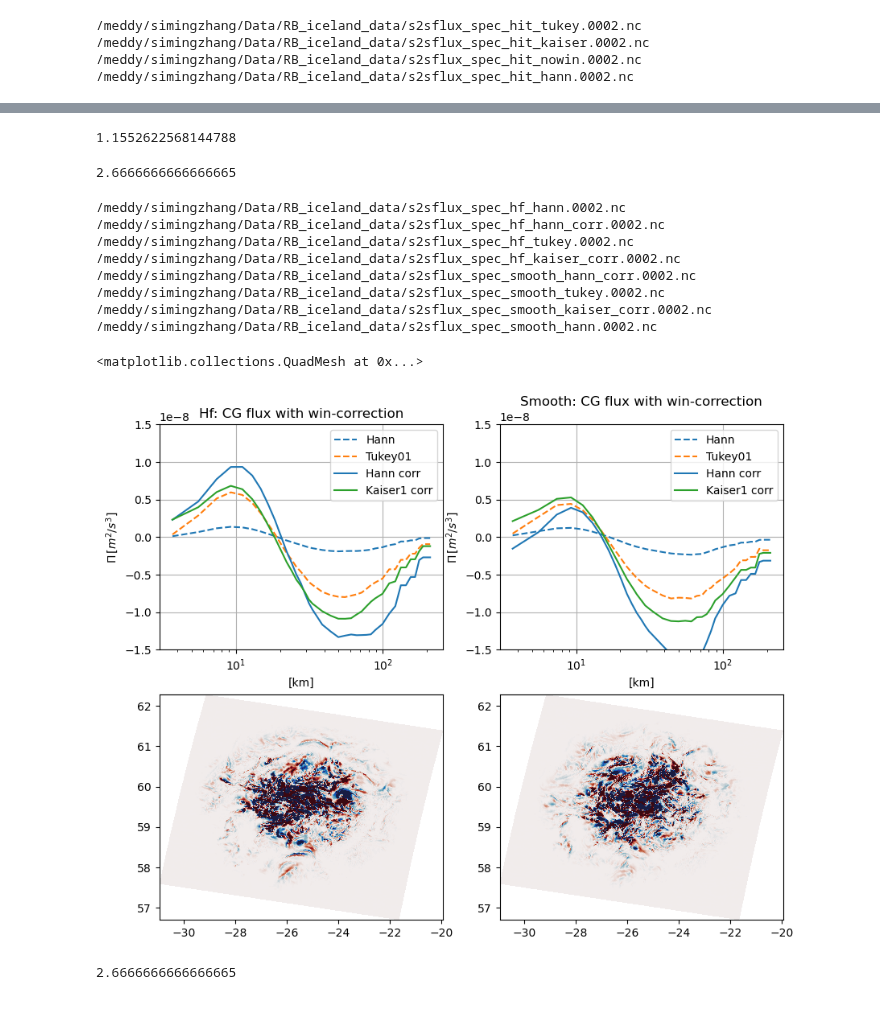
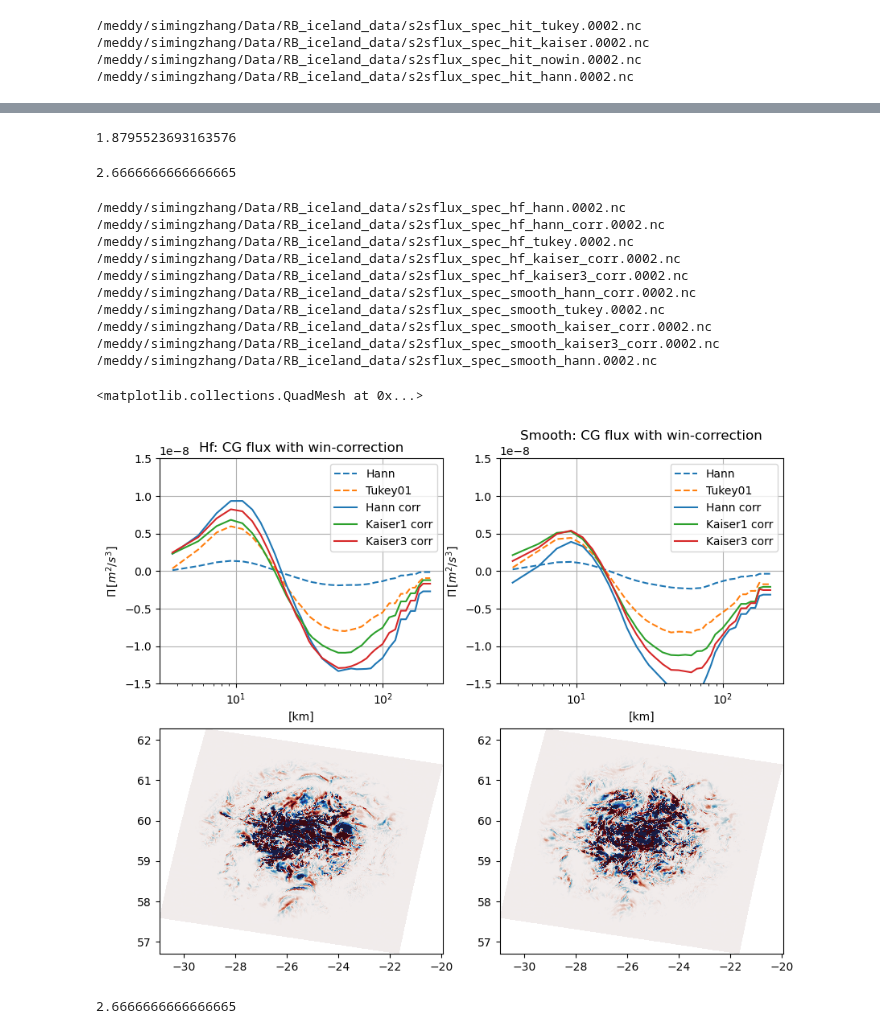
Before and after one commit to zsm1-hub/China_Israel, a Jupyter notebook: check_scale2scale.ipynb, the cells around one changed output, grey strips where cells are left out. Saved outputs shown, nothing was run; the diff lists cells and outputs as text; code cells hidden in the pictures.

```diff
--- a/check_scale2scale.ipynb
+++ b/check_scale2scale.ipynb
@@ -181,7 +183,8 @@ plt.show()
 # %%
 Nx=287
-window_x = get_window(('kaiser', 1), Nx)
-window_y = get_window(('kaiser', 1), Nx)
+beta=3
+window_x = get_window(('kaiser', beta), Nx)
+window_y = get_window(('kaiser', beta), Nx)
 # window_x = get_window(('tukey', 0.1), Nx)
 # window_y = get_window(('tukey', 0.1), Nx)
 # window_x = window('hann', Nx)
@@ -193,7 +196,7 @@ window_energy = np.sum(w**2)
 correction_factor = np.sqrt(w.size / window_energy)
 correction_factor
 # %% [output]
-1.1552622568144788
+1.8795523693163576
 # %%
 8/3
 # %% [output]
@@ -233,6 +236,14 @@ ds=xr.open_dataset(cgfile)
 Thm_kaiser_corr_hf=ds['Thm'].values[1:]
 filtscale=ds['filtscale'].values[1:]
 
+fname='s2sflux_spec_hf_kaiser3_corr.0002.nc'
+# fname='s2sflux_spec_smooth_uni.0002.nc'
+cgfile=data_dir+fname
+print(cgfile)
+ds=xr.open_dataset(cgfile)
+Thm_kaiser3_corr_hf=ds['Thm'].values[1:]
+filtscale=ds['filtscale'].values[1:]
+
 # smooth
 fname='s2sflux_spec_smooth_hann_corr.0002.nc'
 # fname='s2sflux_spec_smooth_uni.0002.nc'
@@ -256,6 +267,14 @@ cgfile=data_dir+fname
 print(cgfile)
 ds=xr.open_dataset(cgfile)
 Thm_kaiser_corr_sm=ds['Thm'].values[1:]
+filtscale=ds['filtscale'].values[1:]
+
+fname='s2sflux_spec_smooth_kaiser3_corr.0002.nc'
+# fname='s2sflux_spec_smooth_uni.0002.nc'
+cgfile=data_dir+fname
+print(cgfile)
+ds=xr.open_dataset(cgfile)
+Thm_kaiser3_corr_sm=ds['Thm'].values[1:]
 filtscale=ds['filtscale'].values[1:]
 
 fname='s2sflux_spec_smooth_hann.0002.nc'
@@ -290,9 +309,11 @@ Th2_hann_corr_sm=np.squeeze(ds['Th2'].values[tin,:,:,:])
 /meddy/simingzhang/Data/RB_iceland_data/s2sflux_spec_hf_hann_corr.0002.nc
 /meddy/simingzhang/Data/RB_iceland_data/s2sflux_spec_hf_tukey.0002.nc
 /meddy/simingzhang/Data/RB_iceland_data/s2sflux_spec_hf_kaiser_corr.0002.nc
+/meddy/simingzhang/Data/RB_iceland_data/s2sflux_spec_hf_kaiser3_corr.0002.nc
 /meddy/simingzhang/Data/RB_iceland_data/s2sflux_spec_smooth_hann_corr.0002.nc
 /meddy/simingzhang/Data/RB_iceland_data/s2sflux_spec_smooth_tukey.0002.nc
 /meddy/simingzhang/Data/RB_iceland_data/s2sflux_spec_smooth_kaiser_corr.0002.nc
+/meddy/simingzhang/Data/RB_iceland_data/s2sflux_spec_smooth_kaiser3_corr.0002.nc
 /meddy/simingzhang/Data/RB_iceland_data/s2sflux_spec_smooth_hann.0002.nc
 # %%
 from matplotlib.gridspec import GridSpec
@@ -311,34 +332,38 @@ ax2[0][0].semilogx(filtscale/1e3,Thm_hann_hf,linewidth=1.5,label='Hann',linestyl
 ax2[0][0].semilogx(filtscale/1e3,Thm_tukey_hf,linewidth=1.5,label='Tukey01',linestyle='--')
 ax2[0][0].semilogx(filtscale/1e3,Thm_hann_corr_hf,color='#1f77b4',linewidth=1.5,label='Hann corr')
 ax2[0][0].semilogx(filtscale/1e3,Thm_kaiser_corr_hf,linewidth=1.5,label='Kaiser1 corr')
+ax2[0][0].semilogx(filtscale/1e3,Thm_kaiser3_corr_hf,linewidth=1.5,label='Kaiser3 corr')
+
 
 # ax2[0][0].semilogx(filtscale,Thm_hann,marker='+',linewidth=1.5,label='hann')
 
 ax2[0][0].legend()
 ax2[0][0].grid(True)
 ax2[0][0].set_xlabel('[km]')
 ax2[0][0].set_ylabel('$\Pi \, [m^{2}/s^{3}]$')
 ax2[0][0].set_title('Hf: CG flux with win-correction')
 ax2[0][0].set_ylim([-1.5e-8,1.5e-8])
 
 ax2[0][1].semilogx(filtscale/1e3,Thm_hann_sm,linewidth=1.5,label='Hann',linestyle='--')
 ax2[0][1].semilogx(filtscale/1e3,Thm_tukey_sm,linewidth=1.5,label='Tukey01',linestyle='--')
 ax2[0][1].semilogx(filtscale/1e3,Thm_hann_corr_sm,color='#1f77b4',linewidth=1.5,label='Hann corr')
 ax2[0][1].semilogx(filtscale/1e3,Thm_kaiser_corr_sm,linewidth=1.5,label='Kaiser1 corr')
+ax2[0][1].semilogx(filtscale/1e3,Thm_kaiser3_corr_sm,linewidth=1.5,label='Kaiser3 corr')
+
 
 ax2[0][1].legend()
 ax2[0][1].grid(True)
 ax2[0][1].set_xlabel('[km]')
 ax2[0][1].set_ylabel('$\Pi \, [m^{2}/s^{3}]$')
 ax2[0][1].set_title('Smooth: CG flux with win-correction')
 ax2[0][1].set_ylim([-1.5e-8,1.5e-8])
 
 ax2[1][0].pcolormesh(lonr,latr,Th2_hann_corr_hf,cmap=cm.balance,vmin=-1e-6,vmax=1e-6)
 
 ax2[1][1].pcolormesh(lonr,latr,Th2_hann_corr_sm,cmap=cm.balance,vmin=-1e-6,vmax=1e-6)
 # %% [output]
 <matplotlib.collections.QuadMesh at 0x...>
-[figure, old version]
+[figure, new version]
 # %%
 from skimage.filters import window
 from scipy.signal import get_window
```
Also changed, not shown: parts of 1 cell of this notebook.
